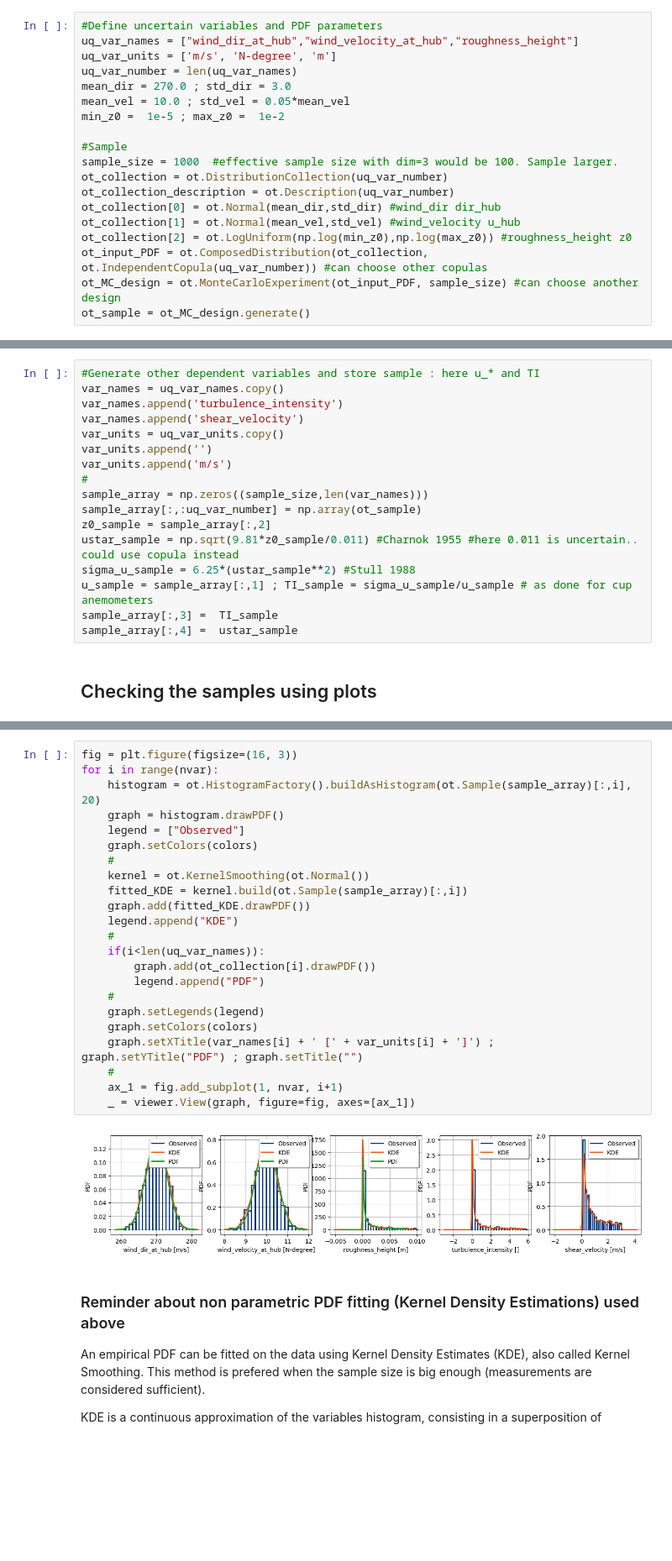
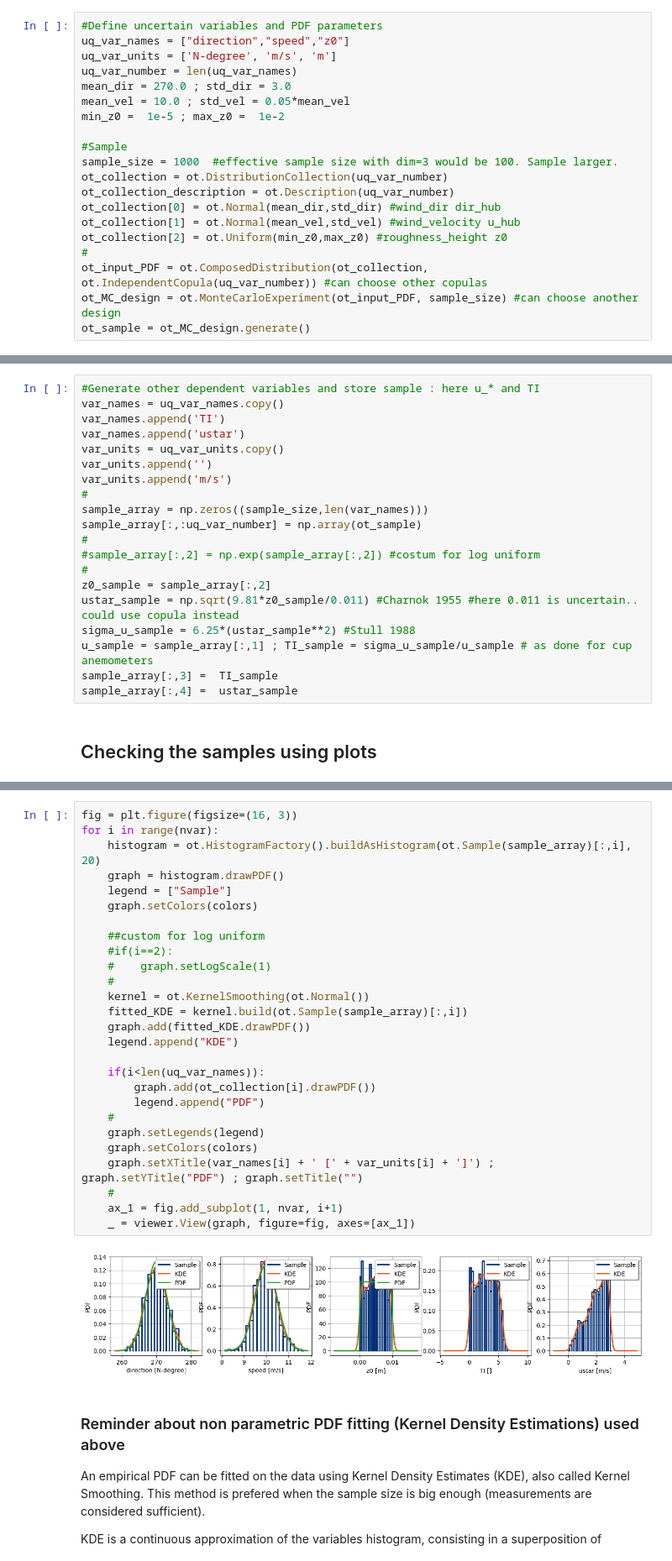
Before and after one commit to bjarketol/WIFA, a Jupyter notebook: vnv/uq_validation/sample_uncertain_inputs.ipynb, the cells around one changed output, grey strips where cells are left out. Shown at 84% size. Drawn from its saved outputs; the diff is of its cells as text; blank space fills up the shorter version.

```diff
--- a/vnv/uq_validation/sample_uncertain_inputs.ipynb
+++ b/vnv/uq_validation/sample_uncertain_inputs.ipynb
@@ -13,8 +15,8 @@ colors=['#002d74', '#e85113', '#1fa12e', '#c9d200', '#f49e00', '#006ab3', '#3381
 The chosen distributions here are arbitrary, and allow exploring the propagation differences in the tested models.
 # %%
 #Define uncertain variables and PDF parameters
-uq_var_names = ["wind_dir_at_hub","wind_velocity_at_hub","roughness_height"]
-uq_var_units = ['m/s', 'N-degree', 'm']
+uq_var_names = ["direction","speed","z0"]
+uq_var_units = ['N-degree', 'm/s', 'm']
 uq_var_number = len(uq_var_names)
 mean_dir = 270.0 ; std_dir = 3.0
 mean_vel = 10.0 ; std_vel = 0.05*mean_vel
@@ -26,7 +28,8 @@ ot_collection = ot.DistributionCollection(uq_var_number)
 ot_collection_description = ot.Description(uq_var_number)
 ot_collection[0] = ot.Normal(mean_dir,std_dir) #wind_dir dir_hub
 ot_collection[1] = ot.Normal(mean_vel,std_vel) #wind_velocity u_hub
-ot_collection[2] = ot.LogUniform(np.log(min_z0),np.log(max_z0)) #roughness_height z0
+ot_collection[2] = ot.Uniform(min_z0,max_z0) #roughness_height z0
+#
 ot_input_PDF = ot.ComposedDistribution(ot_collection, ot.IndependentCopula(uq_var_number)) #can choose other copulas
 ot_MC_design = ot.MonteCarloExperiment(ot_input_PDF, sample_size) #can choose another design
 ot_sample = ot_MC_design.generate()
@@ -49,14 +52,17 @@ Turbulence Intensity (TI) is then estimated as $\sigma_u/u$.  Note that the latt
 # %%
 #Generate other dependent variables and store sample : here u_* and TI
 var_names = uq_var_names.copy()
-var_names.append('turbulence_intensity')
-var_names.append('shear_velocity')
+var_names.append('TI')
+var_names.append('ustar')
 var_units = uq_var_units.copy()
 var_units.append('')
 var_units.append('m/s')
 #
 sample_array = np.zeros((sample_size,len(var_names)))
 sample_array[:,:uq_var_number] = np.array(ot_sample)
+#
+#sample_array[:,2] = np.exp(sample_array[:,2]) #costum for log uniform
+#
 z0_sample = sample_array[:,2]
 ustar_sample = np.sqrt(9.81*z0_sample/0.011) #Charnok 1955 #here 0.011 is uncertain.. could use copula instead
 sigma_u_sample = 6.25*(ustar_sample**2) #Stull 1988
@@ -93,28 +100,32 @@ plt.show()
 # %%
 fig = plt.figure(figsize=(16, 3))
 for i in range(nvar):
     histogram = ot.HistogramFactory().buildAsHistogram(ot.Sample(sample_array)[:,i], 20)
     graph = histogram.drawPDF()
-    legend = ["Observed"]
+    legend = ["Sample"]
     graph.setColors(colors)
+
+    ##custom for log uniform
+    #if(i==2):
+    #    graph.setLogScale(1)
     #
     kernel = ot.KernelSmoothing(ot.Normal())
     fitted_KDE = kernel.build(ot.Sample(sample_array)[:,i])
     graph.add(fitted_KDE.drawPDF())
     legend.append("KDE")
-    #
+
     if(i<len(uq_var_names)):
         graph.add(ot_collection[i].drawPDF())
         legend.append("PDF")
     #
     graph.setLegends(legend)
     graph.setColors(colors)
     graph.setXTitle(var_names[i] + ' [' + var_units[i] + ']') ; graph.setYTitle("PDF") ; graph.setTitle("")
     #
     ax_1 = fig.add_subplot(1, nvar, i+1)
     _ = viewer.View(graph, figure=fig, axes=[ax_1])
 # %% [output]
-[figure, old version]
+[figure, new version]
 # %% [markdown]
 ### Reminder about non parametric PDF fitting (Kernel Density Estimations) used above
 
```
Also changed, not shown: parts of 11 cells of this notebook, 3 other files.
